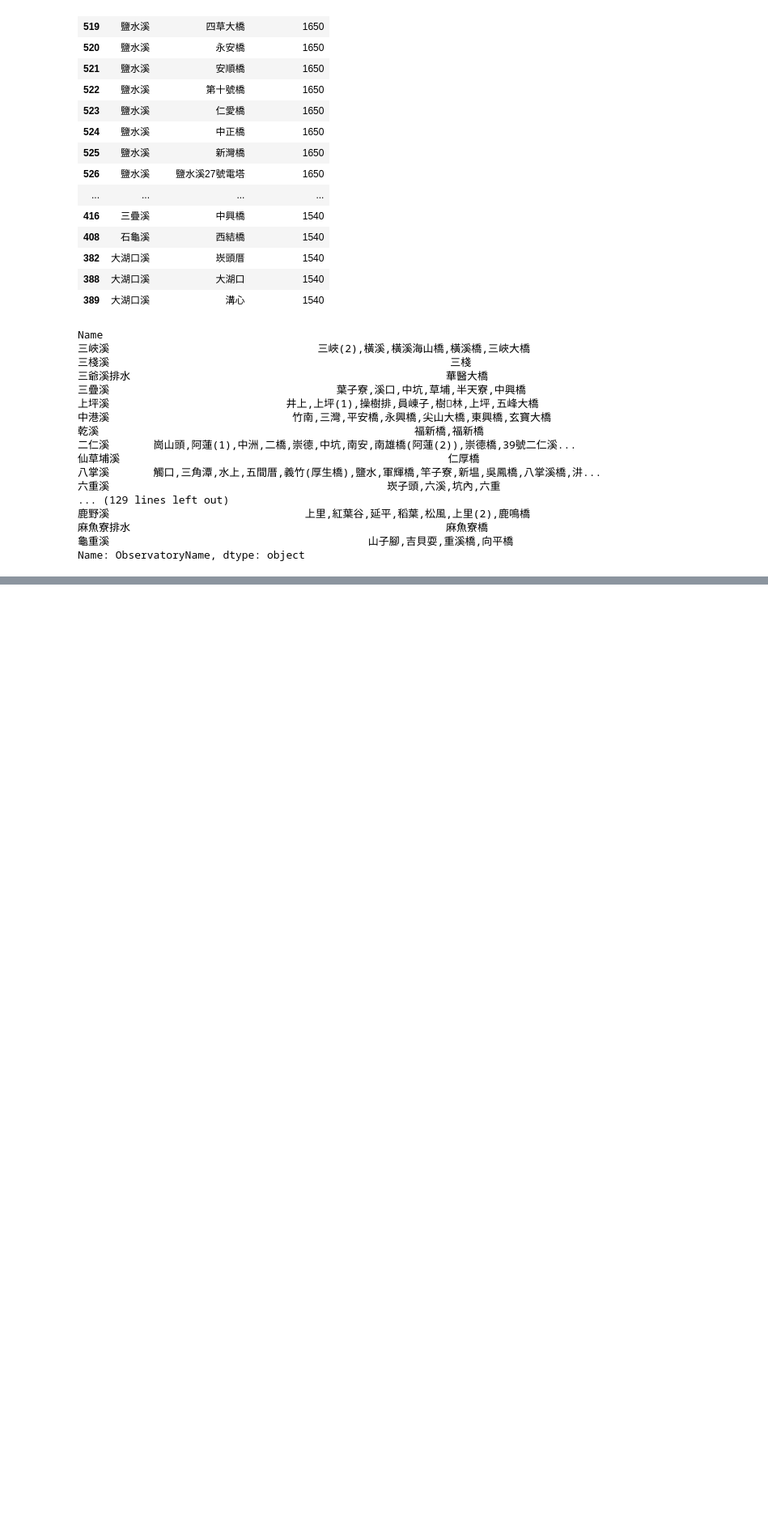
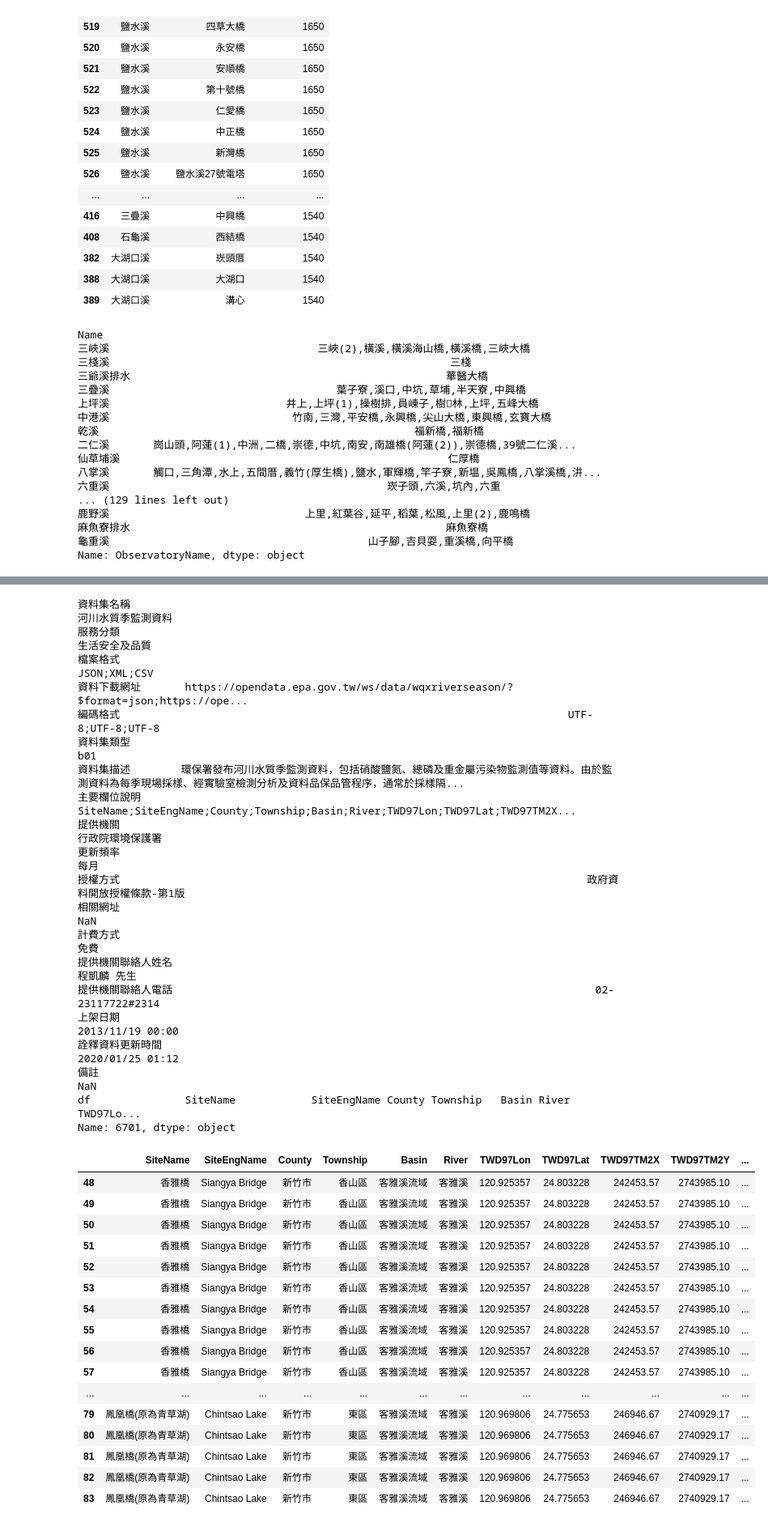
Before and after one commit to Linked-Open-Data-LOD-Taiwan/ontologies, a Jupyter notebook: script/opendata_test.ipynb, the cells around one changed output, grey strips where cells are left out. Shown at 81% size. Drawn from its saved outputs; the diff is of its cells as text; code cells hidden in the pictures; blank space fills up the shorter version.

Commit message:
add: V0.0.3 script, term table support and column map tree
* provide column name used in dataset
* support local term table by CSV
* generate column map tree
* more usage examples by Jupyter notebook

```diff
--- a/script/opendata_test.ipynb
+++ b/script/opendata_test.ipynb
@@ -238,0 +403,3 @@ Name: 資料集名稱, dtype: object
+# %%
+pd.set_option('display.max_rows', 100)
+m1df
@@ -238,0 +521,73 @@ Name: 資料集名稱, dtype: object
+# %%
+#89036	重要河川水質概況
+#6078	河川水質監測資料 ,有測站位置
+#72351	河川水質監測站位置圖 ,KML
+#6701	河川水質季監測資料
+#6395	水庫水質監測點基本資料
+#8820	水庫水質監測站位置圖
+#6345	水庫水質監測資料
+#37221	環保專案摘要資料_水質保護 , 6 個計畫內容可以下載
+
+
+#水質相關表格與書籍文章，網站
+#25775	水利署電子報
+#36690	水利署河川主題網站
+#36696	水權統計資料 ?
+#41561	河川專題文章
+#17436	水利署統計書刊 ** , 沒有水質
+
+did=6701
+print(od_df.loc[did])
+pd.set_option('max_colwidth', 80)
+#pd.set_option('display.max_rows', 100)
+m1df=odMgr.get_dataset(did)
+
+#m1df
+#17436	水利署統計書刊 **
+#m2df = m1df[m1df['Title'].str.contains('水質')]
+
+#6701	河川水質季監測資料
+m2df = m1df[m1df['County']=='新竹市']
+m3df = m2df[m2df['River']=='客雅溪']
+
+
+m3df
+#m2df.loc[0]
+# %% [output]
+資料集名稱                                                                              河川水質季監測資料
+服務分類                                                                                 生活安全及品質
+檔案格式                                                                            JSON;XML;CSV
+資料下載網址       https://opendata.epa.gov.tw/ws/data/wqxriverseason/?$format=json;https://ope...
+編碼格式                                                                       UTF-8;UTF-8;UTF-8
+資料集類型                                                                                    b01
+資料集描述        環保署發布河川水質季監測資料，包括硝酸鹽氮、總磷及重金屬污染物監測值等資料。由於監測資料為每季現場採樣、經實驗室檢測分析及資料品保品管程序，通常於採樣隔...
+主要欄位說明       SiteName;SiteEngName;County;Township;Basin;River;TWD97Lon;TWD97Lat;TWD97TM2X...
+提供機關                                                                                行政院環境保護署
+更新頻率                                                                                      每月
+授權方式                                                                          政府資料開放授權條款-第1版
+相關網址                                                                                     NaN
+計費方式                                                                                      免費
+提供機關聯絡人姓名                                                                             程凱麟 先生
+提供機關聯絡人電話                                                                   02-23117722#2314
+上架日期                                                                        2013/11/19 00:00
+詮釋資料更新時間                                                                    2020/01/25 01:12
+備註                                                                                       NaN
+df               SiteName            SiteEngName County Township   Basin River    TWD97Lo...
+Name: 6701, dtype: object
+|  | SiteName | SiteEngName | County | Township | Basin | River | TWD97Lon | TWD97Lat | TWD97TM2X | TWD97TM2Y | ... |
+| 48 | 香雅橋 | Siangya Bridge | 新竹市 | 香山區 | 客雅溪流域 | 客雅溪 | 120.925357 | 24.803228 | 242453.57 | 2743985.10 | ... |
+| 49 | 香雅橋 | Siangya Bridge | 新竹市 | 香山區 | 客雅溪流域 | 客雅溪 | 120.925357 | 24.803228 | 242453.57 | 2743985.10 | ... |
+| 50 | 香雅橋 | Siangya Bridge | 新竹市 | 香山區 | 客雅溪流域 | 客雅溪 | 120.925357 | 24.803228 | 242453.57 | 2743985.10 | ... |
+| 51 | 香雅橋 | Siangya Bridge | 新竹市 | 香山區 | 客雅溪流域 | 客雅溪 | 120.925357 | 24.803228 | 242453.57 | 2743985.10 | ... |
+| 52 | 香雅橋 | Siangya Bridge | 新竹市 | 香山區 | 客雅溪流域 | 客雅溪 | 120.925357 | 24.803228 | 242453.57 | 2743985.10 | ... |
+| 53 | 香雅橋 | Siangya Bridge | 新竹市 | 香山區 | 客雅溪流域 | 客雅溪 | 120.925357 | 24.803228 | 242453.57 | 2743985.10 | ... |
+| 54 | 香雅橋 | Siangya Bridge | 新竹市 | 香山區 | 客雅溪流域 | 客雅溪 | 120.925357 | 24.803228 | 242453.57 | 2743985.10 | ... |
+| 55 | 香雅橋 | Siangya Bridge | 新竹市 | 香山區 | 客雅溪流域 | 客雅溪 | 120.925357 | 24.803228 | 242453.57 | 2743985.10 | ... |
+| 56 | 香雅橋 | Siangya Bridge | 新竹市 | 香山區 | 客雅溪流域 | 客雅溪 | 120.925357 | 24.803228 | 242453.57 | 2743985.10 | ... |
+| 57 | 香雅橋 | Siangya Bridge | 新竹市 | 香山區 | 客雅溪流域 | 客雅溪 | 120.925357 | 24.803228 | 242453.57 | 2743985.10 | ... |
+| ... | ... | ... | ... | ... | ... | ... | ... | ... | ... | ... | ... |
+| 79 | 鳳凰橋(原為青草湖) | Chintsao Lake | 新竹市 | 東區 | 客雅溪流域 | 客雅溪 | 120.969806 | 24.775653 | 246946.67 | 2740929.17 | ... |
+| 80 | 鳳凰橋(原為青草湖) | Chintsao Lake | 新竹市 | 東區 | 客雅溪流域 | 客雅溪 | 120.969806 | 24.775653 | 246946.67 | 2740929.17 | ... |
+| 81 | 鳳凰橋(原為青草湖) | Chintsao Lake | 新竹市 | 東區 | 客雅溪流域 | 客雅溪 | 120.969806 | 24.775653 | 246946.67 | 2740929.17 | ... |
+| 82 | 鳳凰橋(原為青草湖) | Chintsao Lake | 新竹市 | 東區 | 客雅溪流域 | 客雅溪 | 120.969806 | 24.775653 | 246946.67 | 2740929.17 | ... |
+| 83 | 鳳凰橋(原為青草湖) | Chintsao Lake | 新竹市 | 東區 | 客雅溪流域 | 客雅溪 | 120.969806 | 24.775653 | 246946.67 | 2740929.17 | ... |
```
Also changed, not shown: parts of 27 cells of this notebook, 8 other files.
